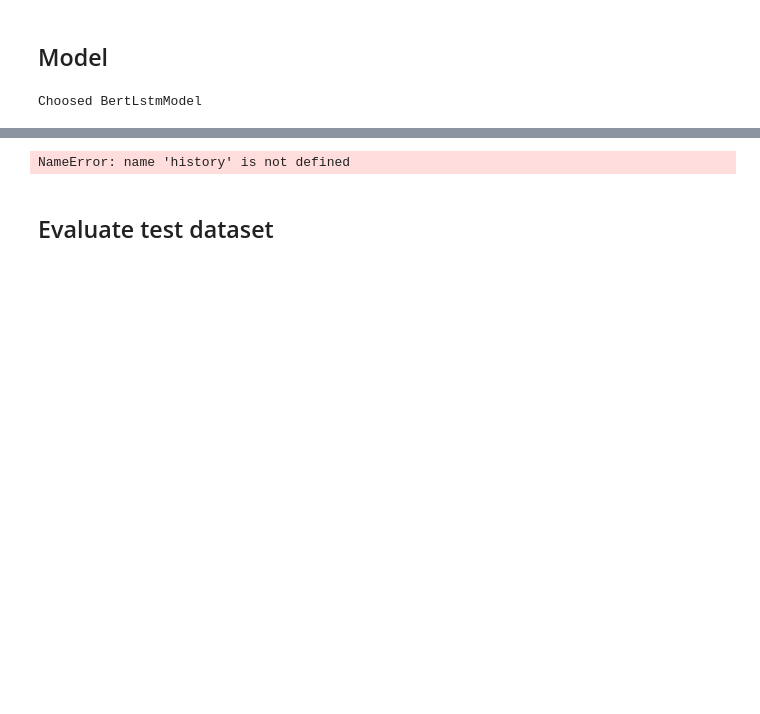
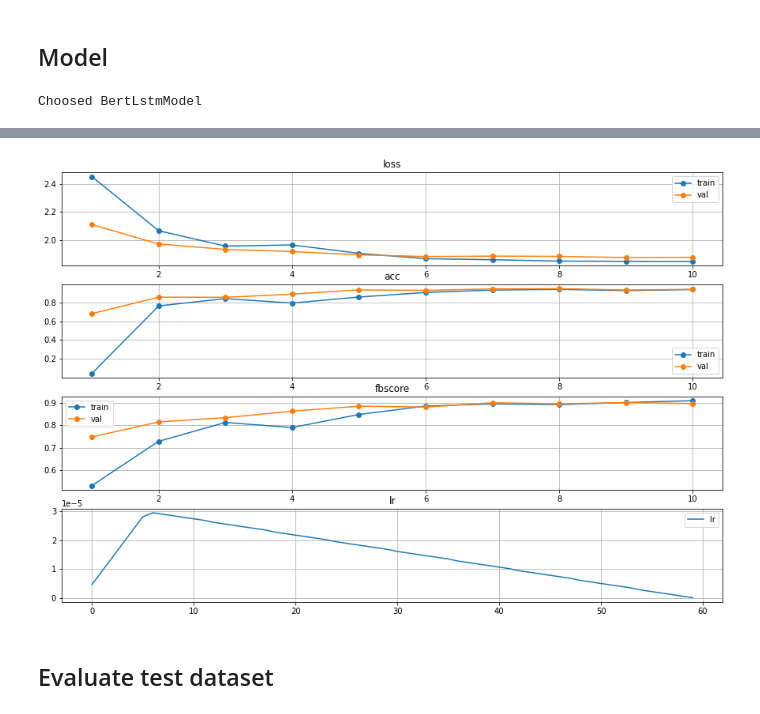
Before and after one commit to kuboko-jp/Classification_MedicalPapers_PyTorch, a Jupyter notebook: RoBERTa.ipynb, the cells around one changed output, grey strips where cells are left out. Saved outputs shown, nothing was run; the diff lists cells and outputs as text; code cells hidden in the pictures; blank space fills up the shorter version.

```diff
--- a/RoBERTa.ipynb
+++ b/RoBERTa.ipynb
@@ -33,7 +33,8 @@ Using cuda
 # %%
 model_name_dict = {
     "PubMedBERT": "microsoft/BiomedNLP-PubMedBERT-base-uncased-abstract-fulltext",
-    "biomed_roberta": "allenai/biomed_roberta_base",
+    "biomed_roberta_base": "allenai/biomed_roberta_base",
+    "Bio_ClinicalBERT":"emilyalsentzer/Bio_ClinicalBERT",
 }
 # %%
 class Hparams:
@@ -542,26 +557,26 @@ Checkpoints have been updated to the epoch 4 weights.
 # %%
 def history_plot(history):
     fig = plt.figure(figsize=(15, 10))
 
     for i, metric in enumerate(['loss', 'acc', 'fbscore']):
         ax = fig.add_subplot(4, 1, i+1)
         ax.set_title(metric)
         for phase in ['train', 'val']:
             ax.plot([i+1 for i in range(hps.num_epochs)], history[phase][metric], label=phase, marker='o')
         ax.legend()
         ax.grid()
 
     ax = fig.add_subplot(4, 1, 4)
     ax.set_title('lr')
-    ax.plot(history['lr'], label='lr', marker='o')
+    ax.plot(history['lr'], label='lr')
     ax.legend()
     ax.grid()
 
     fig.show()
 
 history_plot(history)
 # %% [output]
-NameError: name 'history' is not defined
+[figure, added]
 # %% [markdown]
 ## Evaluate test dataset
 # %%
```
Also changed, not shown: parts of 11 cells of this notebook.
